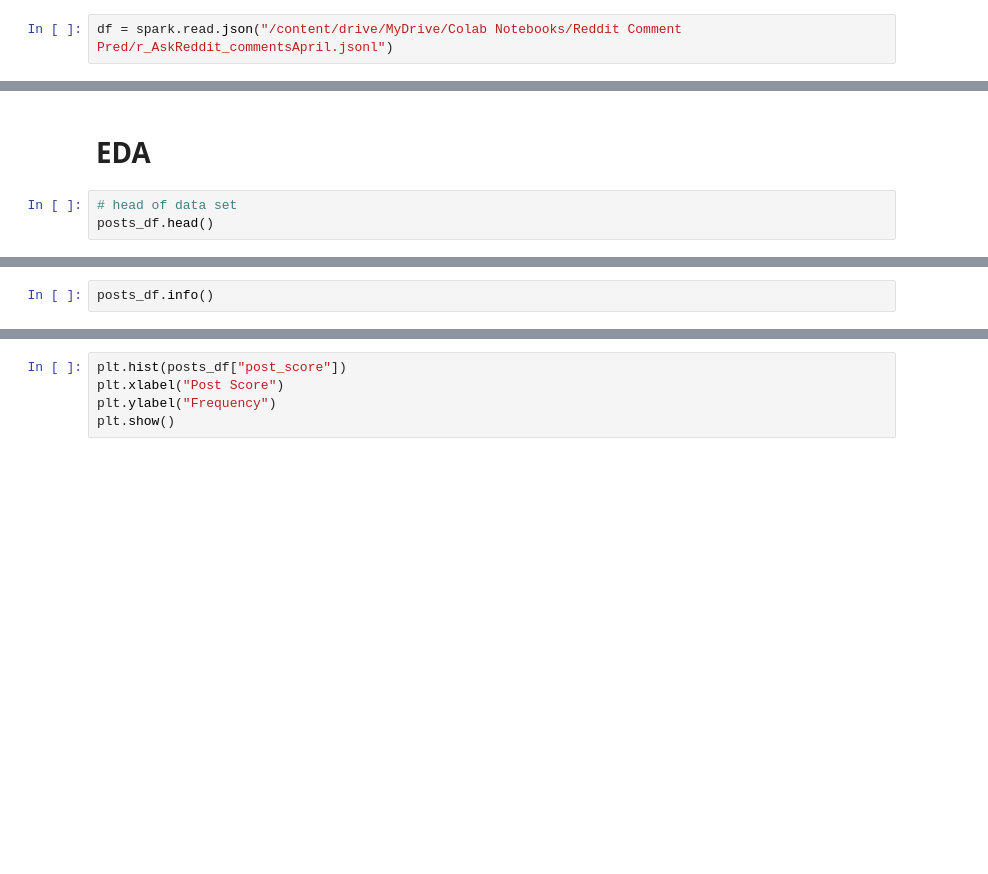
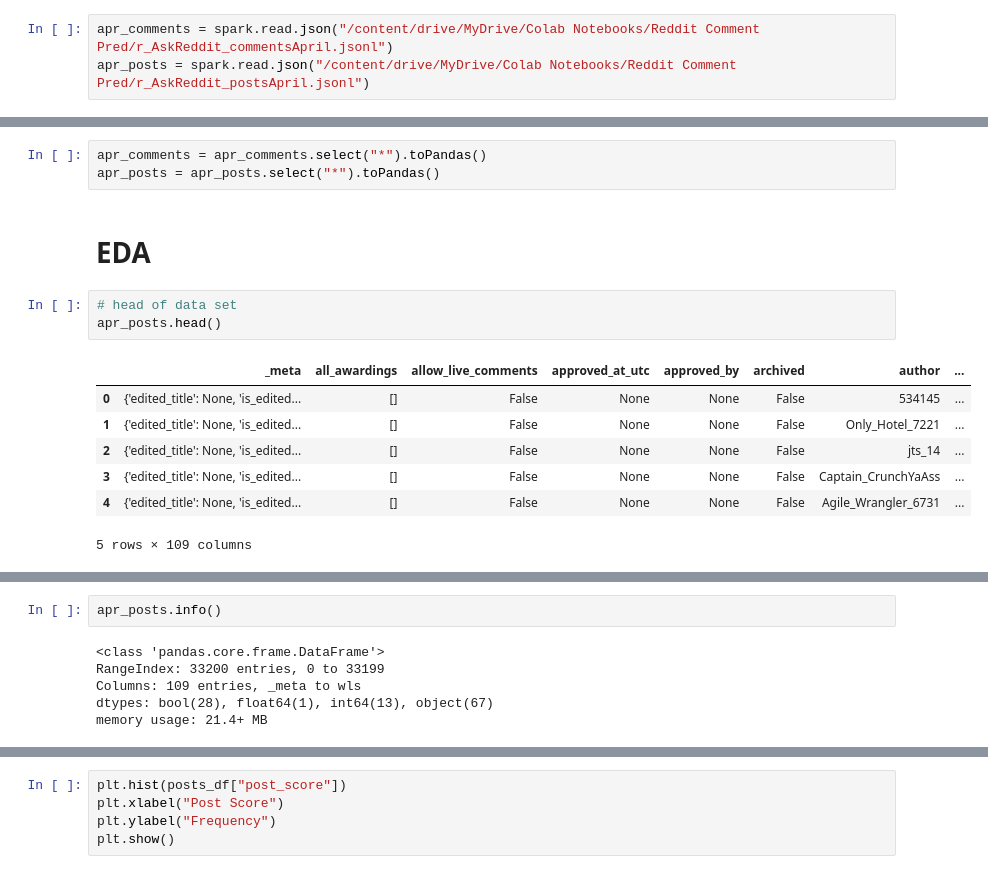
Before and after one commit to xmegan10/Reddit-Sentiment-Comment-Prediction, a Jupyter notebook: Reddit Comment Sentiment Prediction.ipynb, the cells around one changed output, grey strips where cells are left out. Cells and saved outputs as stored; diff of their text form; blank space fills up the shorter version.

Commit message:
import april comments and posts jsonl files

```diff
--- a/Reddit Comment Sentiment Prediction.ipynb
+++ b/Reddit Comment Sentiment Prediction.ipynb
@@ -91,4 +86,5 @@ drive.mount('/content/drive')
 # %% [output]
 Mounted at /content/drive
 # %%
-df = spark.read.json("/content/drive/MyDrive/Colab Notebooks/Reddit Comment Pred/r_AskReddit_commentsApril.jsonl")
+apr_comments = spark.read.json("/content/drive/MyDrive/Colab Notebooks/Reddit Comment Pred/r_AskReddit_commentsApril.jsonl")
+apr_posts = spark.read.json("/content/drive/MyDrive/Colab Notebooks/Reddit Comment Pred/r_AskReddit_postsApril.jsonl")
@@ -157,5 +91,16 @@ comments_df.name = "Ath Comments"
+# %%
+apr_comments = apr_comments.select("*").toPandas()
+apr_posts = apr_posts.select("*").toPandas()
 # %% [markdown]
 # EDA
 # %%
 # head of data set
-posts_df.head()
+apr_posts.head()
+# %% [output]
+|  | _meta | all_awardings | allow_live_comments | approved_at_utc | approved_by | archived | author | ... |
+| 0 | {'edited_title': None, 'is_edited... | [] | False | None | None | False | 534145 | ... |
+| 1 | {'edited_title': None, 'is_edited... | [] | False | None | None | False | Only_Hotel_7221 | ... |
+| 2 | {'edited_title': None, 'is_edited... | [] | False | None | None | False | jts_14 | ... |
+| 3 | {'edited_title': None, 'is_edited... | [] | False | None | None | False | Captain_CrunchYaAss | ... |
+| 4 | {'edited_title': None, 'is_edited... | [] | False | None | None | False | Agile_Wrangler_6731 | ... |
+5 rows × 109 columns
@@ -162,2 +108,8 @@ posts_df.head()
 # %%
-posts_df.info()
+apr_posts.info()
+# %% [output]
+<class 'pandas.core.frame.DataFrame'>
+RangeIndex: 33200 entries, 0 to 33199
+Columns: 109 entries, _meta to wls
+dtypes: bool(28), float64(1), int64(13), object(67)
+memory usage: 21.4+ MB
```
Also changed, not shown: parts of 16 cells of this notebook.
